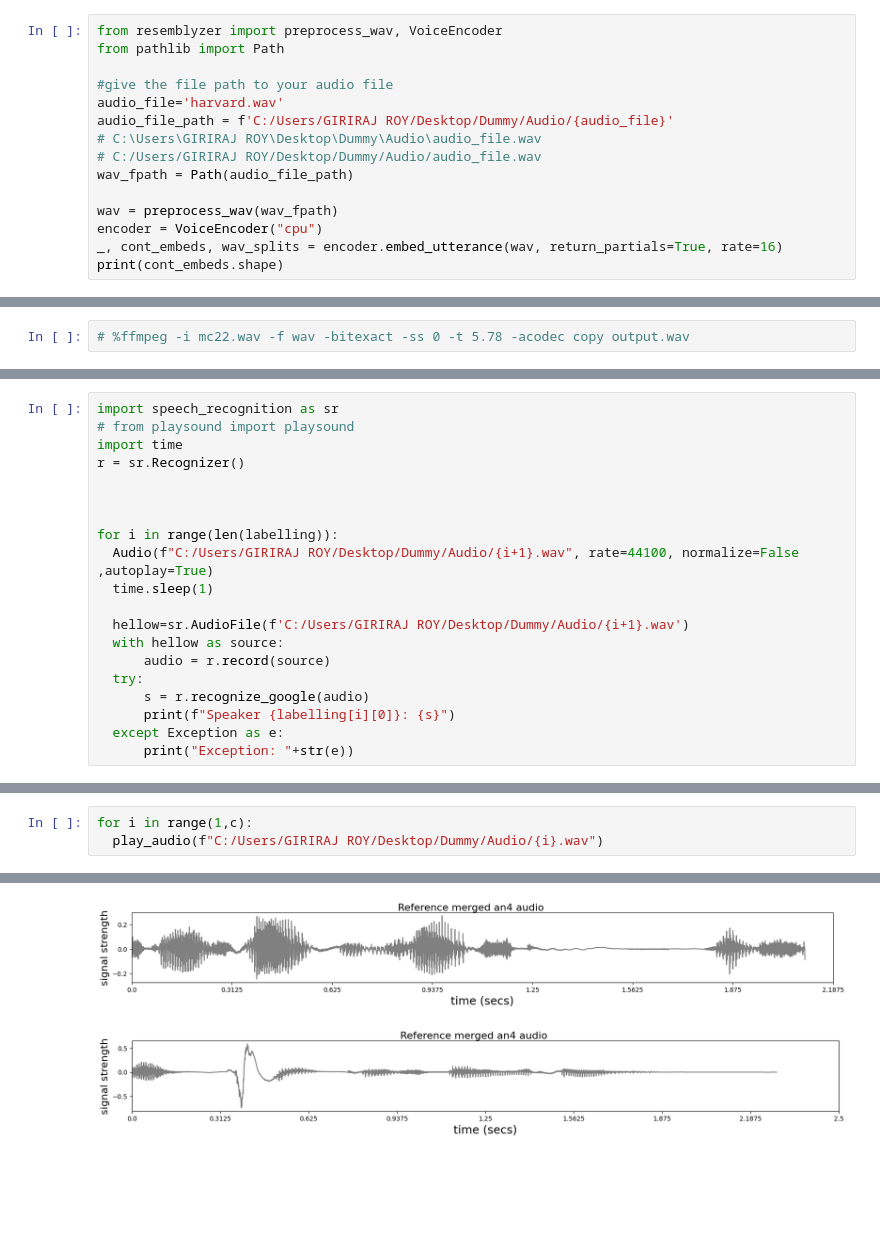
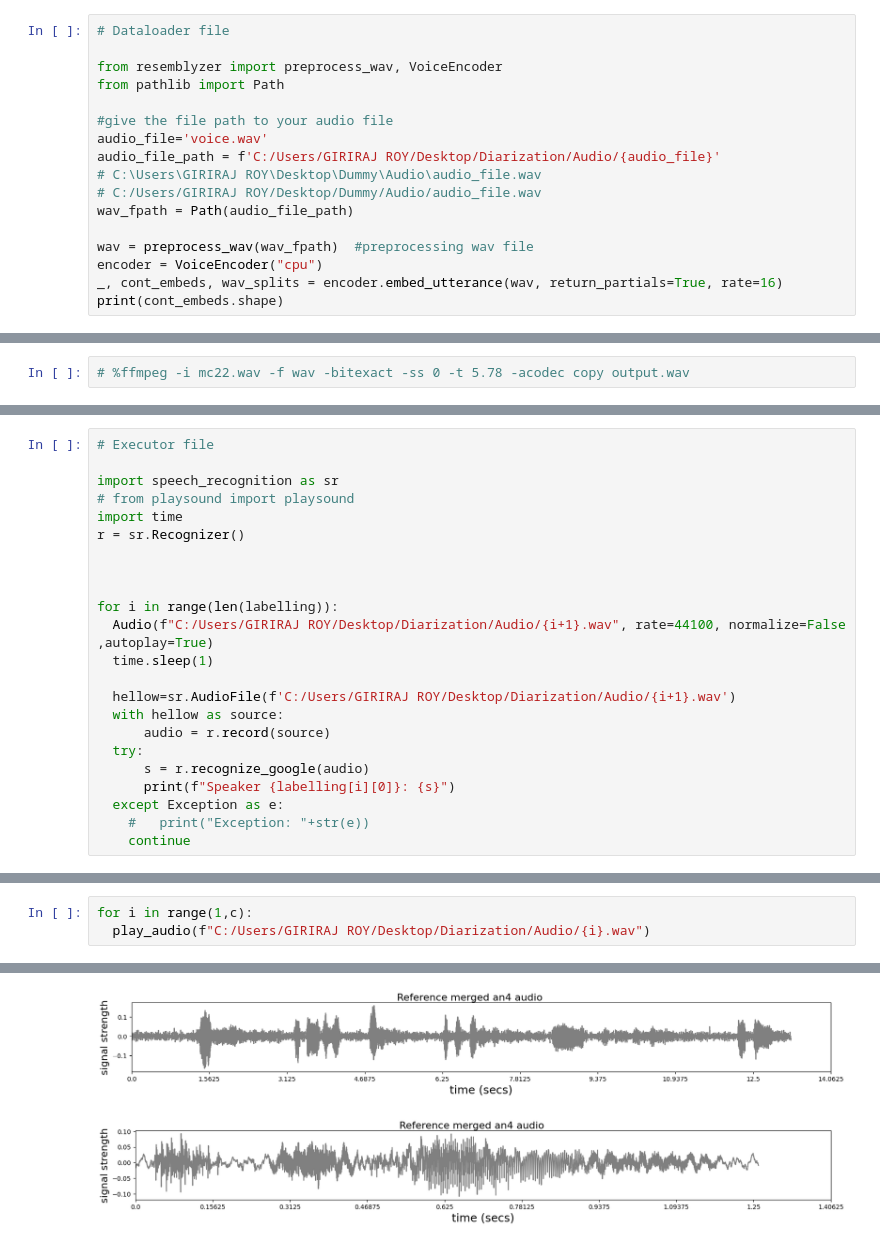
Before and after one commit to Giriraj-Roy/Speech-Recognition, a Jupyter notebook: Speaker Diarization with LSTM.ipynb, the cells around one changed output, grey strips where cells are left out. Drawn from its saved outputs; the diff is of its cells as text; blank space fills up the shorter version.

```diff
--- a/Speaker Diarization with LSTM.ipynb
+++ b/Speaker Diarization with LSTM.ipynb
@@ -50,15 +102,17 @@ ERROR: file:///C:/Users/GIRIRAJ%20ROY/Desktop/Dummy does not appear to be a Pyth
 # %%
+# Dataloader file
+
 from resemblyzer import preprocess_wav, VoiceEncoder
 from pathlib import Path
 
 #give the file path to your audio file
-audio_file='harvard.wav'
-audio_file_path = f'C:/Users/GIRIRAJ ROY/Desktop/Dummy/Audio/{audio_file}'
+audio_file='voice.wav'
+audio_file_path = f'C:/Users/GIRIRAJ ROY/Desktop/Diarization/Audio/{audio_file}'
 # C:\Users\GIRIRAJ ROY\Desktop\Dummy\Audio\audio_file.wav
 # C:/Users/GIRIRAJ ROY/Desktop/Dummy/Audio/audio_file.wav
 wav_fpath = Path(audio_file_path)
 
-wav = preprocess_wav(wav_fpath)
+wav = preprocess_wav(wav_fpath)  #preprocessing wav file
 encoder = VoiceEncoder("cpu")
 _, cont_embeds, wav_splits = encoder.embed_utterance(wav, return_partials=True, rate=16)
 print(cont_embeds.shape)
@@ -296,4 +365,6 @@ C:\Users\GIRIRAJ ROY\Desktop\Dummy\Audio
 # %%
+# Executor file
+
 import speech_recognition as sr
 # from playsound import playsound
 import time
@@ -302,15 +373,16 @@ r = sr.Recognizer()
 
 
 for i in range(len(labelling)):
-  Audio(f"C:/Users/GIRIRAJ ROY/Desktop/Dummy/Audio/{i+1}.wav", rate=44100, normalize=False ,autoplay=True)
+  Audio(f"C:/Users/GIRIRAJ ROY/Desktop/Diarization/Audio/{i+1}.wav", rate=44100, normalize=False ,autoplay=True)
   time.sleep(1)
 
-  hellow=sr.AudioFile(f'C:/Users/GIRIRAJ ROY/Desktop/Dummy/Audio/{i+1}.wav')
+  hellow=sr.AudioFile(f'C:/Users/GIRIRAJ ROY/Desktop/Diarization/Audio/{i+1}.wav')
   with hellow as source:
       audio = r.record(source)
   try:
       s = r.recognize_google(audio)
       print(f"Speaker {labelling[i][0]}: {s}")
   except Exception as e:
-      print("Exception: "+str(e))
+    #   print("Exception: "+str(e))
+    continue
 # %% [output]
@@ -365,4 +436,4 @@ def play_audio(name):
 # %%
 for i in range(1,c):
-  play_audio(f"C:/Users/GIRIRAJ ROY/Desktop/Dummy/Audio/{i}.wav")
+  play_audio(f"C:/Users/GIRIRAJ ROY/Desktop/Diarization/Audio/{i}.wav")
 # %% [output]
@@ -372,2 +443,2 @@ for i in range(1,c):
-[figure, old version]
+[figure, new version]
-[figure, old version]
+[figure, new version]
```
Also changed, not shown: parts of 27 cells of this notebook, 15 other files.
